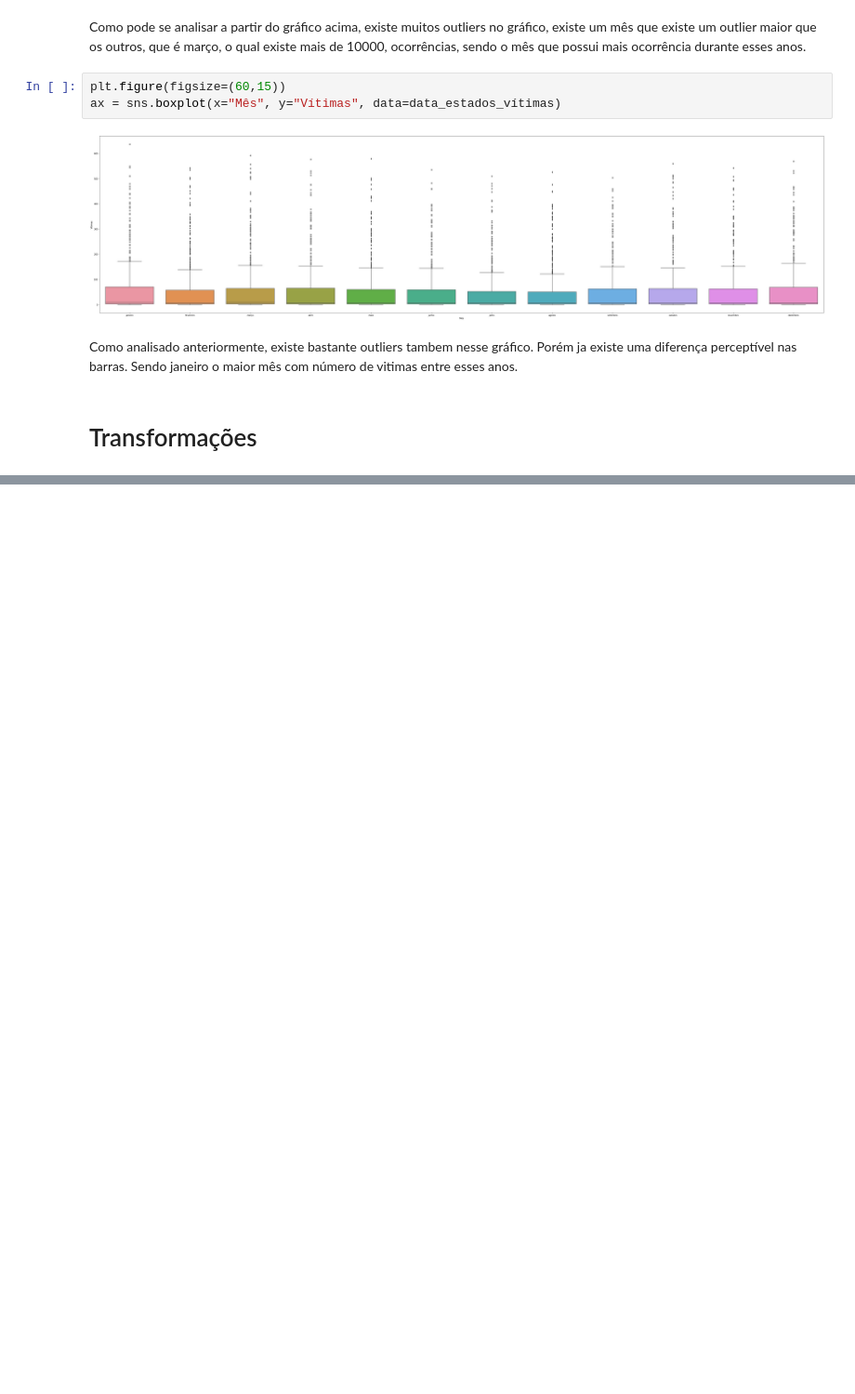
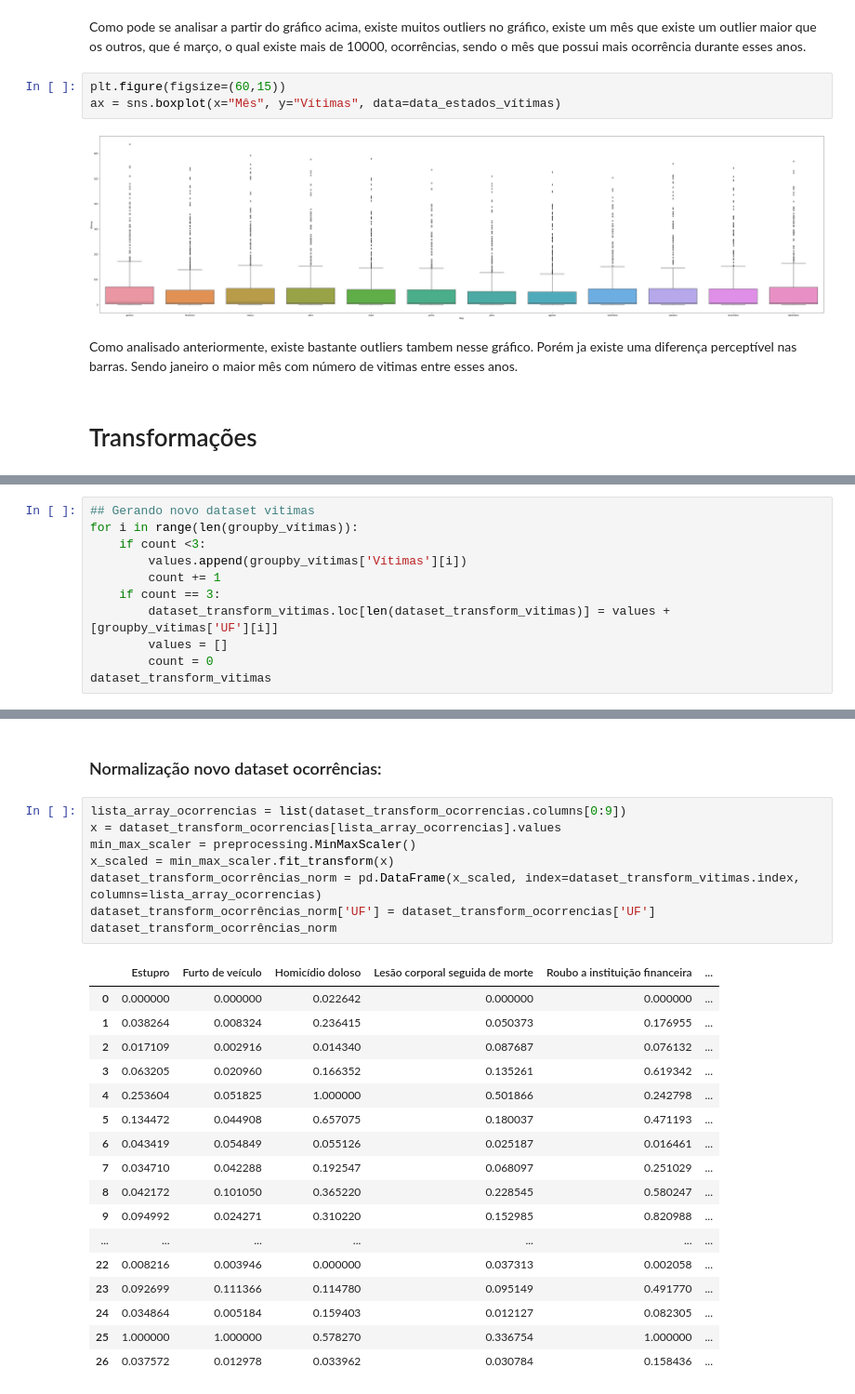
Before and after one commit to Aldo-1/Analise-de-dados-criminais, a Jupyter notebook: Analise.ipynb, the cells around one changed output, grey strips where cells are left out. Shown at 93% size. Cells and saved outputs as stored; diff of their text form; blank space fills up the shorter version.

```diff
--- a/Analise.ipynb
+++ b/Analise.ipynb
@@ -172,0 +134,11 @@ data_estados_vítimas
+# %%
+## Gerando novo dataset vitimas
+for i in range(len(groupby_vítimas)):
+    if count <3:
+        values.append(groupby_vítimas['Vítimas'][i])
+        count += 1
+    if count == 3:
+        dataset_transform_vitimas.loc[len(dataset_transform_vitimas)] = values + [groupby_vítimas['UF'][i]]
+        values = []
+        count = 0
+dataset_transform_vitimas
@@ -172,0 +192,28 @@ data_estados_vítimas
+# %% [markdown]
+<h3>Normalização novo dataset ocorrências:</h3>
+# %%
+lista_array_ocorrencias = list(dataset_transform_ocorrencias.columns[0:9])
+x = dataset_transform_ocorrencias[lista_array_ocorrencias].values
+min_max_scaler = preprocessing.MinMaxScaler()
+x_scaled = min_max_scaler.fit_transform(x)
+dataset_transform_ocorrências_norm = pd.DataFrame(x_scaled, index=dataset_transform_vitimas.index, columns=lista_array_ocorrencias)
+dataset_transform_ocorrências_norm['UF'] = dataset_transform_ocorrencias['UF']
+dataset_transform_ocorrências_norm
+# %% [output]
+|  | Estupro | Furto de veículo | Homicídio doloso | Lesão corporal seguida de morte | Roubo a instituição financeira | ... |
+| 0 | 0.000000 | 0.000000 | 0.022642 | 0.000000 | 0.000000 | ... |
+| 1 | 0.038264 | 0.008324 | 0.236415 | 0.050373 | 0.176955 | ... |
+| 2 | 0.017109 | 0.002916 | 0.014340 | 0.087687 | 0.076132 | ... |
+| 3 | 0.063205 | 0.020960 | 0.166352 | 0.135261 | 0.619342 | ... |
+| 4 | 0.253604 | 0.051825 | 1.000000 | 0.501866 | 0.242798 | ... |
+| 5 | 0.134472 | 0.044908 | 0.657075 | 0.180037 | 0.471193 | ... |
+| 6 | 0.043419 | 0.054849 | 0.055126 | 0.025187 | 0.016461 | ... |
+| 7 | 0.034710 | 0.042288 | 0.192547 | 0.068097 | 0.251029 | ... |
+| 8 | 0.042172 | 0.101050 | 0.365220 | 0.228545 | 0.580247 | ... |
+| 9 | 0.094992 | 0.024271 | 0.310220 | 0.152985 | 0.820988 | ... |
+| ... | ... | ... | ... | ... | ... | ... |
+| 22 | 0.008216 | 0.003946 | 0.000000 | 0.037313 | 0.002058 | ... |
+| 23 | 0.092699 | 0.111366 | 0.114780 | 0.095149 | 0.491770 | ... |
+| 24 | 0.034864 | 0.005184 | 0.159403 | 0.012127 | 0.082305 | ... |
+| 25 | 1.000000 | 1.000000 | 0.578270 | 0.336754 | 1.000000 | ... |
+| 26 | 0.037572 | 0.012978 | 0.033962 | 0.030784 | 0.158436 | ... |
```
Also changed, not shown: parts of 15 cells of this notebook.
